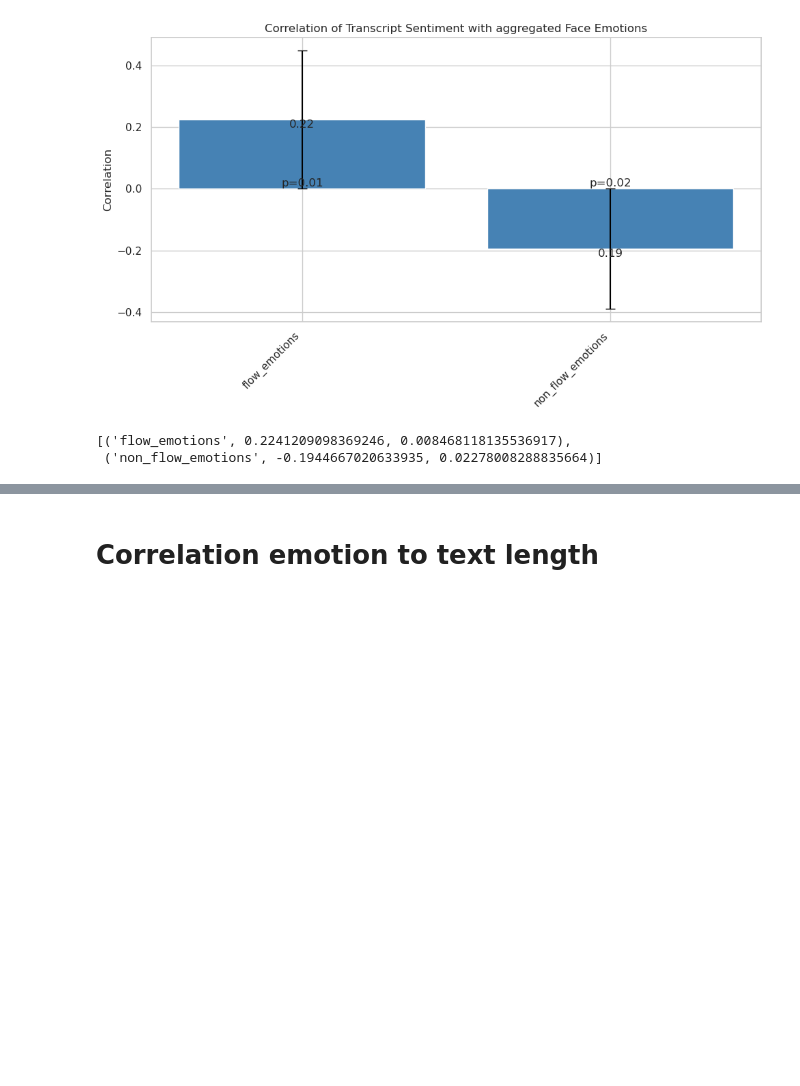
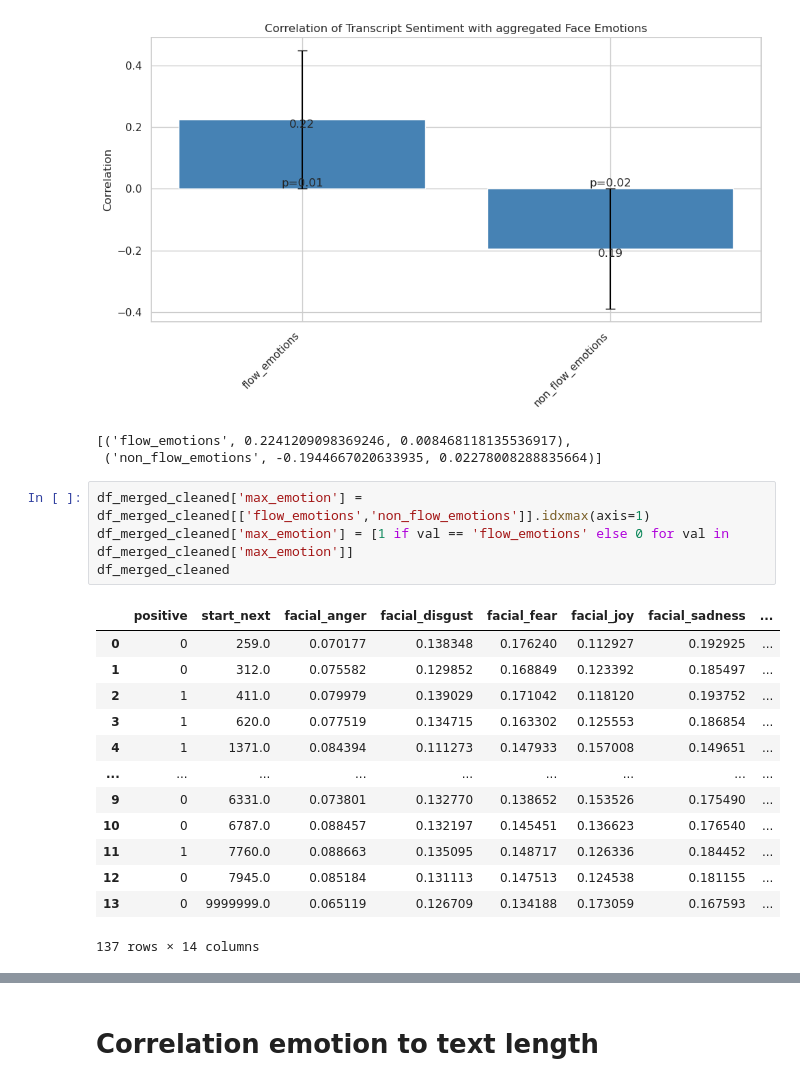
Before and after one commit to RavenRudi/coin_jazz, a Jupyter notebook: notebooks/rq2_correlations.ipynb, the cells around one changed output, grey strips where cells are left out. Saved outputs shown, nothing was run; the diff lists cells and outputs as text; blank space fills up the shorter version.

```diff
--- a/notebooks/rq2_correlations.ipynb
+++ b/notebooks/rq2_correlations.ipynb
@@ -282,3 +282,21 @@ get_correlations_with_binary(df_merged_cleaned, 'positive', ['flow_emotions','no
 [figure]
 [('flow_emotions', 0.2241209098369246, 0.008468118135536917),
  ('non_flow_emotions', -0.1944667020633935, 0.02278008288835664)]
+# %%
+df_merged_cleaned['max_emotion'] = df_merged_cleaned[['flow_emotions','non_flow_emotions']].idxmax(axis=1)
+df_merged_cleaned['max_emotion'] = [1 if val == 'flow_emotions' else 0 for val in df_merged_cleaned['max_emotion']]
+df_merged_cleaned
+# %% [output]
+|  | positive | start_next | facial_anger | facial_disgust | facial_fear | facial_joy | facial_sadness | ... |
+| 0 | 0 | 259.0 | 0.070177 | 0.138348 | 0.176240 | 0.112927 | 0.192925 | ... |
+| 1 | 0 | 312.0 | 0.075582 | 0.129852 | 0.168849 | 0.123392 | 0.185497 | ... |
+| 2 | 1 | 411.0 | 0.079979 | 0.139029 | 0.171042 | 0.118120 | 0.193752 | ... |
+| 3 | 1 | 620.0 | 0.077519 | 0.134715 | 0.163302 | 0.125553 | 0.186854 | ... |
+| 4 | 1 | 1371.0 | 0.084394 | 0.111273 | 0.147933 | 0.157008 | 0.149651 | ... |
+| ... | ... | ... | ... | ... | ... | ... | ... | ... |
+| 9 | 0 | 6331.0 | 0.073801 | 0.132770 | 0.138652 | 0.153526 | 0.175490 | ... |
+| 10 | 0 | 6787.0 | 0.088457 | 0.132197 | 0.145451 | 0.136623 | 0.176540 | ... |
+| 11 | 1 | 7760.0 | 0.088663 | 0.135095 | 0.148717 | 0.126336 | 0.184452 | ... |
+| 12 | 0 | 7945.0 | 0.085184 | 0.131113 | 0.147513 | 0.124538 | 0.181155 | ... |
+| 13 | 0 | 9999999.0 | 0.065119 | 0.126709 | 0.134188 | 0.173059 | 0.167593 | ... |
+137 rows × 14 columns
```
Also changed, not shown: parts of 2 cells of this notebook.
